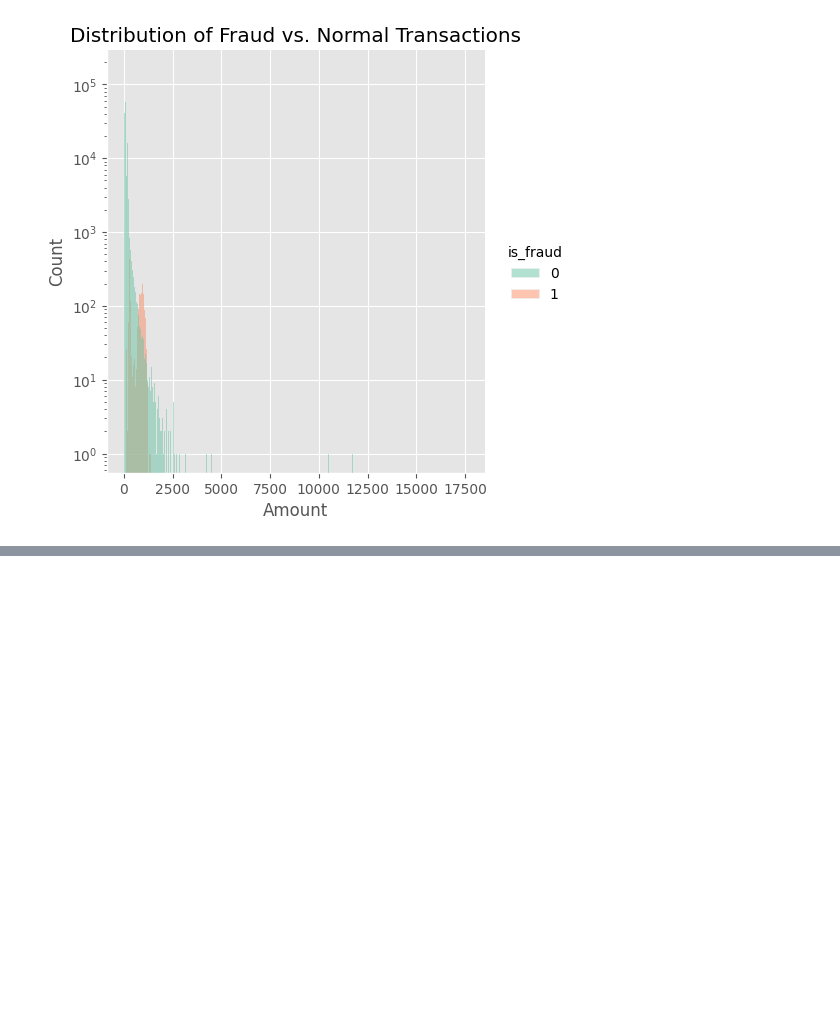
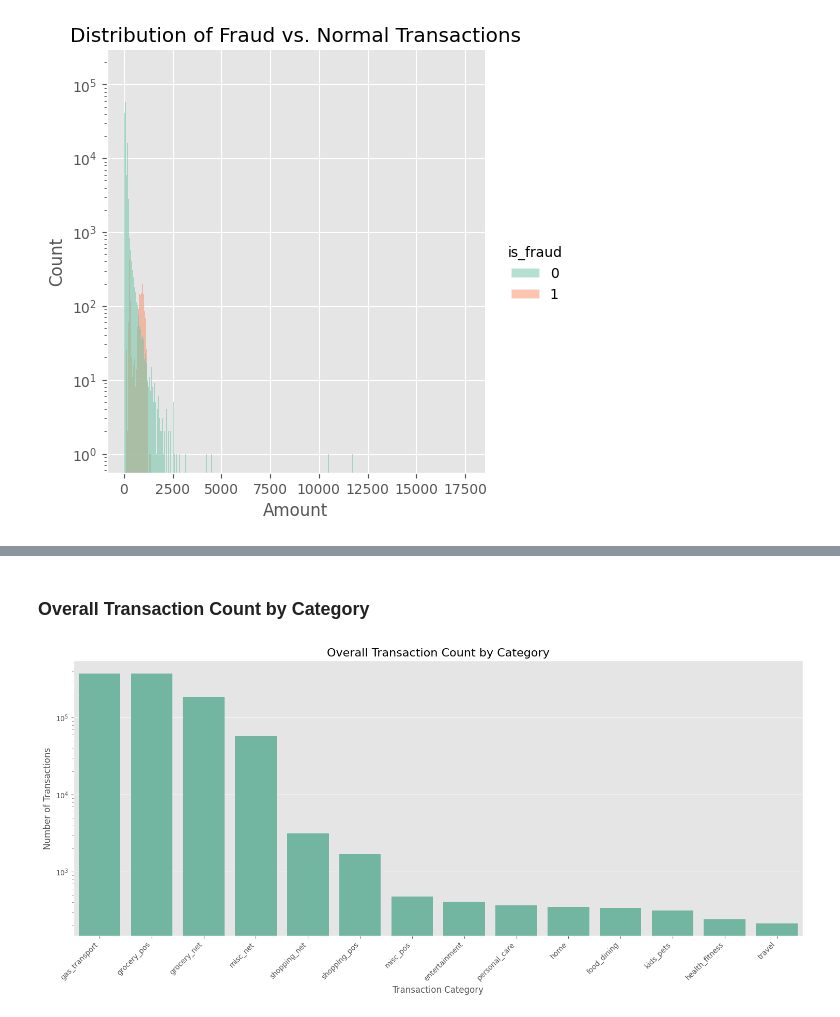
Before and after one commit to automatedtomato/fraud-ml-pipeline, a Jupyter notebook: notebooks/001_eda.ipynb, the cells around one changed output, grey strips where cells are left out. Drawn from its saved outputs; the diff is of its cells as text; code cells hidden in the pictures; blank space fills up the shorter version.

```diff
--- a/notebooks/001_eda.ipynb
+++ b/notebooks/001_eda.ipynb
@@ -135,0 +207,14 @@ plt.show()
+# %% [markdown]
+### Overall Transaction Count by Category
+# %%
+plt.figure(figsize=(15, 7))
+sns.countplot(x='category', data=df, order=df['category'].value_counts().index)
+plt.title('Overall Transaction Count by Category', fontsize=16)
+plt.ylabel('Number of Transactions', fontsize=12)
+plt.xlabel('Transaction Category', fontsize=12)
+plt.xticks(rotation=45, ha='right')
+plt.yscale('log')
+plt.tight_layout()
+plt.show()
+# %% [output]
+[figure, added]
```
Also changed, not shown: parts of 26 cells of this notebook, 5 other files.
